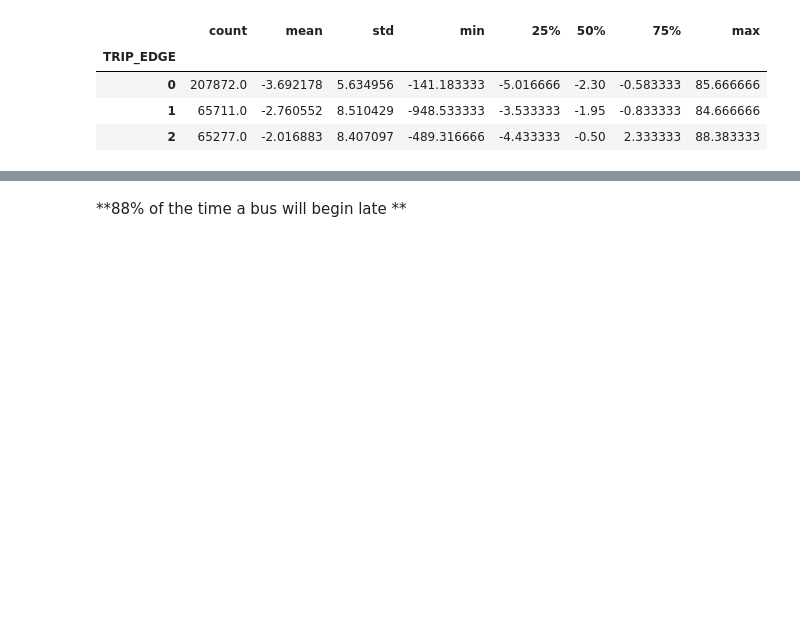
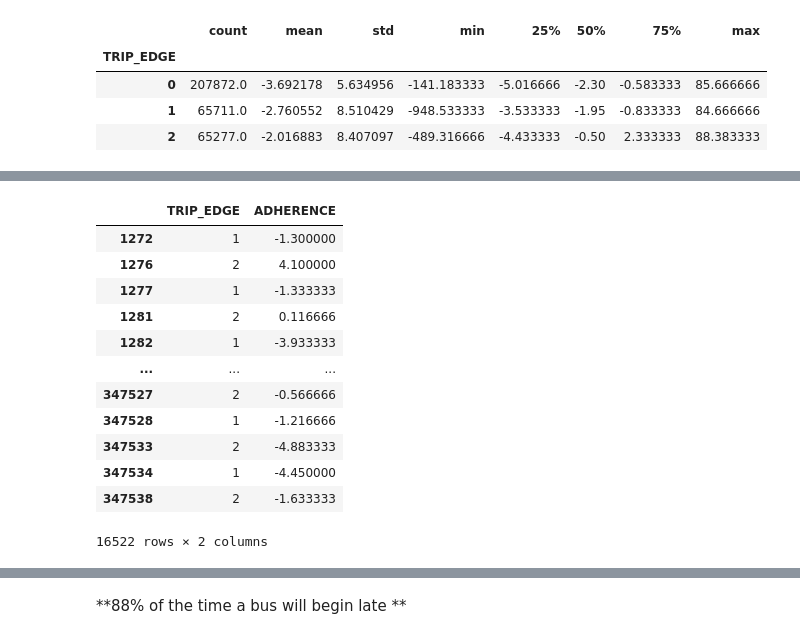
Before and after one commit to kudzuweb/wego-byte-crawlers_wego, a Jupyter notebook: notebooks/KD_wego_question_1_new.ipynb, the cells around one changed output, grey strips where cells are left out. Cells and saved outputs as stored; diff of their text form; code cells hidden in the pictures; blank space fills up the shorter version.

```diff
--- a/notebooks/KD_wego_question_1_new.ipynb
+++ b/notebooks/KD_wego_question_1_new.ipynb
@@ -108,0 +145,16 @@ trip_adherence[trip_adherence['TRIP_EDGE'] == 1].shape
+# %%
+first_last_route_3[['TRIP_EDGE', 'ADHERENCE']]
+# %% [output]
+|  | TRIP_EDGE | ADHERENCE |
+| 1272 | 1 | -1.300000 |
+| 1276 | 2 | 4.100000 |
+| 1277 | 1 | -1.333333 |
+| 1281 | 2 | 0.116666 |
+| 1282 | 1 | -3.933333 |
+| ... | ... | ... |
+| 347527 | 2 | -0.566666 |
+| 347528 | 1 | -1.216666 |
+| 347533 | 2 | -4.883333 |
+| 347534 | 1 | -4.450000 |
+| 347538 | 2 | -1.633333 |
+16522 rows × 2 columns
```
Also changed, not shown: parts of 34 cells of this notebook.
